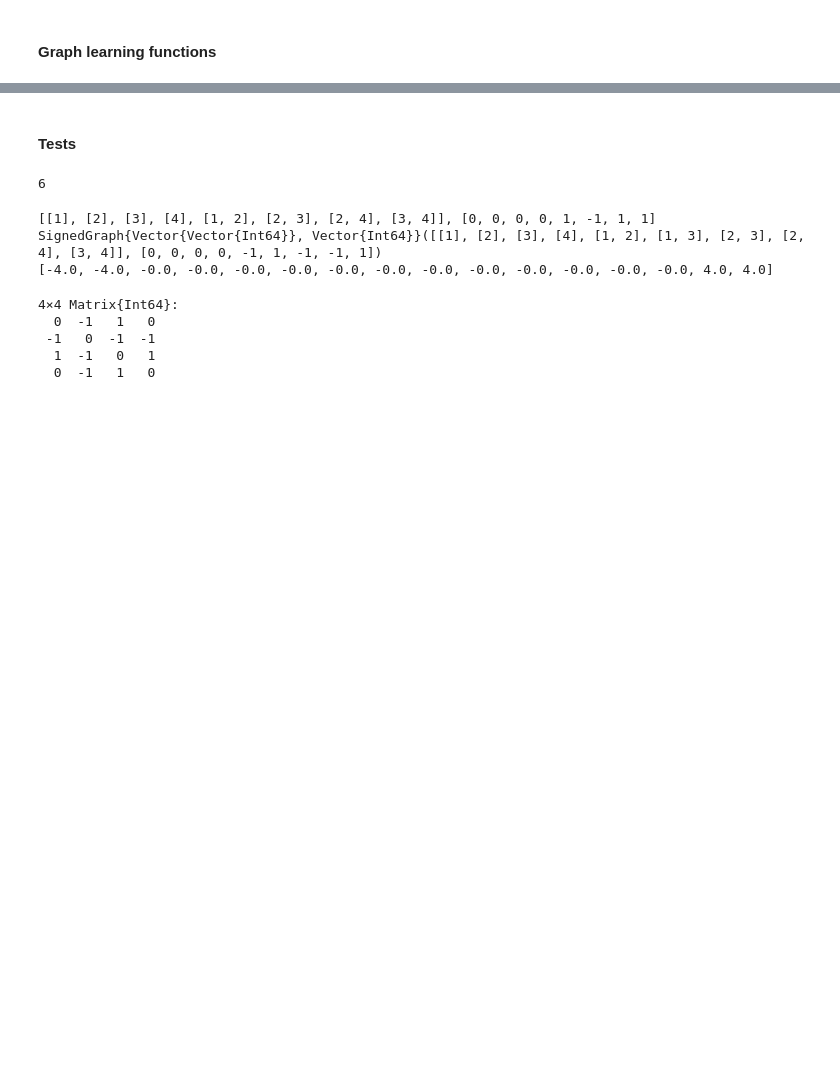
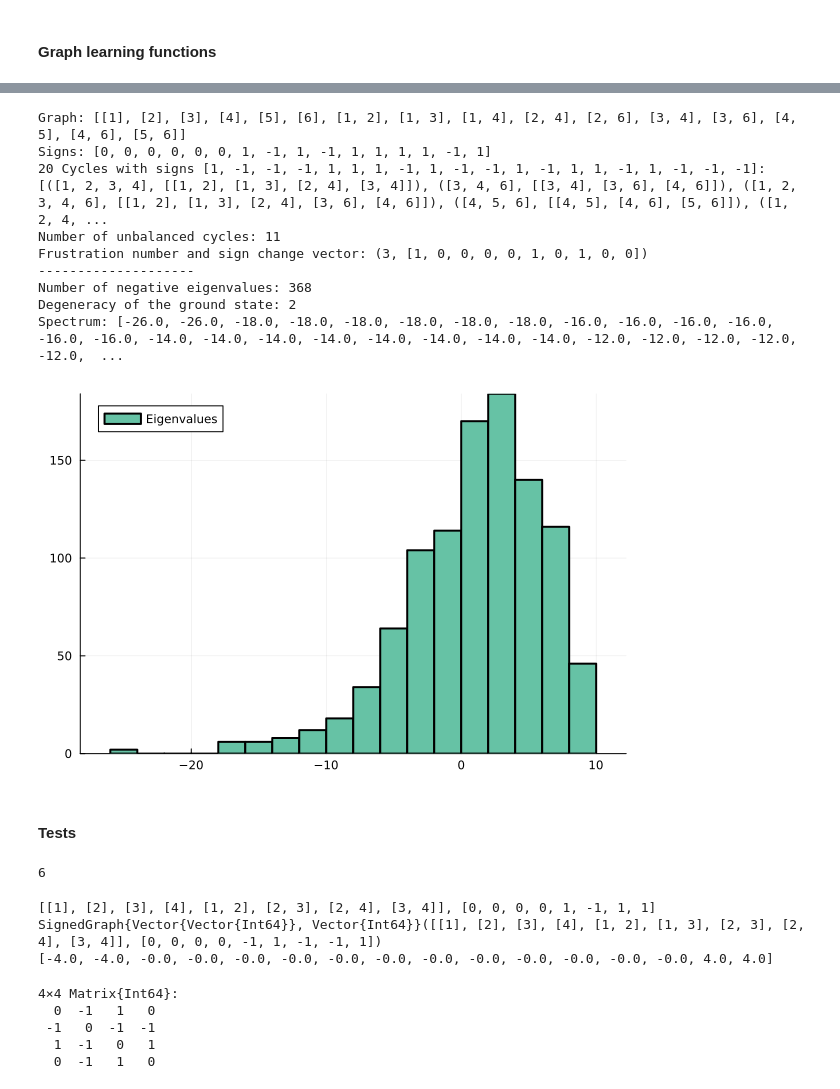
Before and after one commit to Qu-DOS/QuantumPrimer.jl, a Jupyter notebook: notebooks/QCNN_mwe_graphs.ipynb, the cells around one changed output, grey strips where cells are left out. Saved outputs shown, nothing was run; the diff lists cells and outputs as text; code cells hidden in the pictures; blank space fills up the shorter version.

Commit message:
Add classical eval of frustration number via dfs algo

```diff
--- a/notebooks/QCNN_mwe_graphs.ipynb
+++ b/notebooks/QCNN_mwe_graphs.ipynb
@@ -248,3 +330,41 @@ find_cycle(G_test)
+# %%
+# G_test = create_random_signed_graph(6)
+
+G_test = classify_state_frustration_number(6, 1)
+
+# G_test = SignedGraph([[1], [2], [3], [4], [1, 2], [2, 3], [3, 4], [1, 4]], [0, 0, 0, 0, 1, 1, 1, 1])
+# G_test = SignedGraph([[1], [2], [3], [4], [1, 2], [1, 3], [1, 4], [2, 4], [3, 4]], [0, 0, 0, 0, 1, 1, 1, 1, 1])
+# G_test = SignedGraph([[1], [2], [3], [4], [1, 2], [1, 3], [2, 3], [2, 4], [3, 4]], [0, 0, 0, 0, -1, -1, -1, -1, -1])
+
+# The following signed graph has 30 unbalanced cycles that can be balanced with 3 sign changes (frustration number = 3).
+# The balanced version is the next signed graph.
+# G_test = SignedGraph([[1], [2], [3], [4], [5], [6], [1, 2], [1, 5], [1, 6], [2, 3], [2, 4], [2, 5], [2, 6], [3, 4], [3, 5], [3, 6], [4, 6], [5, 6]], [0, 0, 0, 0, 0, 0, 1, -1, 1, -1, -1, -1, -1, -1, -1, -1, -1, -1])
+# G_test = SignedGraph([[1], [2], [3], [4], [5], [6], [1, 2], [1, 5], [1, 6], [2, 3], [2, 4], [2, 5], [2, 6], [3, 4], [3, 5], [3, 6], [4, 6], [5, 6]], [0, 0, 0, 0, 0, 0, 1, -1, 1, -1, -1, -1, 1, 1, 1, -1, -1, -1])
+
+println("Graph: ", G_test.l)
+println("Signs: ", G_test.s)
+println("$(length(find_cycles(G_test))) Cycles with signs $(evaluate_cycles_signs(G_test)): \n", find_cycles(G_test))
+println("Number of unbalanced cycles: ", count_unbalanced_cycles(G_test))
+println("Frustration number and sign change vector: ", find_frustration_number(G_test))
+println("--------------------")
+println("Number of negative eigenvalues: ", find_negative_eigs(G_test))
+println("Degeneracy of the ground state: ", find_degeneracy_gs(G_test))
+eigs_test = eigvals(create_hamiltonian_matrix(create_interaction_matrix(create_line_graph(G_test))))
+println("Spectrum: ", eigs_test)
+Plots.plot()
+Plots.histogram!(eigs_test, bins=20, label="Eigenvalues")
+# %% [output]
+Graph: [[1], [2], [3], [4], [5], [6], [1, 2], [1, 3], [1, 4], [2, 4], [2, 6], [3, 4], [3, 6], [4, 5], [4, 6], [5, 6]]
+Signs: [0, 0, 0, 0, 0, 0, 1, -1, 1, -1, 1, 1, 1, 1, -1, 1]
+20 Cycles with signs [1, -1, -1, -1, 1, 1, 1, -1, 1, -1, -1, 1, -1, 1, 1, -1, 1, -1, -1, -1]:
+[([1, 2, 3, 4], [[1, 2], [1, 3], [2, 4], [3, 4]]), ([3, 4, 6], [[3, 4], [3, 6], [4, 6]]), ([1, 2, 3, 4, 6], [[1, 2], [1, 3], [2, 4], [3, 6], [4, 6]]), ([4, 5, 6], [[4, 5], [4, 6], [5, 6]]), ([1, 2, 4, ...
+Number of unbalanced cycles: 11
+Frustration number and sign change vector: (3, [1, 0, 0, 0, 0, 1, 0, 1, 0, 0])
+--------------------
+Number of negative eigenvalues: 368
+Degeneracy of the ground state: 2
+Spectrum: [-26.0, -26.0, -18.0, -18.0, -18.0, -18.0, -18.0, -18.0, -16.0, -16.0, -16.0, -16.0, -16.0, -16.0, -14.0, -14.0, -14.0, -14.0, -14.0, -14.0, -14.0, -14.0, -12.0, -12.0, -12.0, -12.0, -12.0,  ...
+[figure, added]
 # %% [markdown]
 #### Tests
 # %%
```
Also changed, not shown: parts of 4 cells of this notebook.
